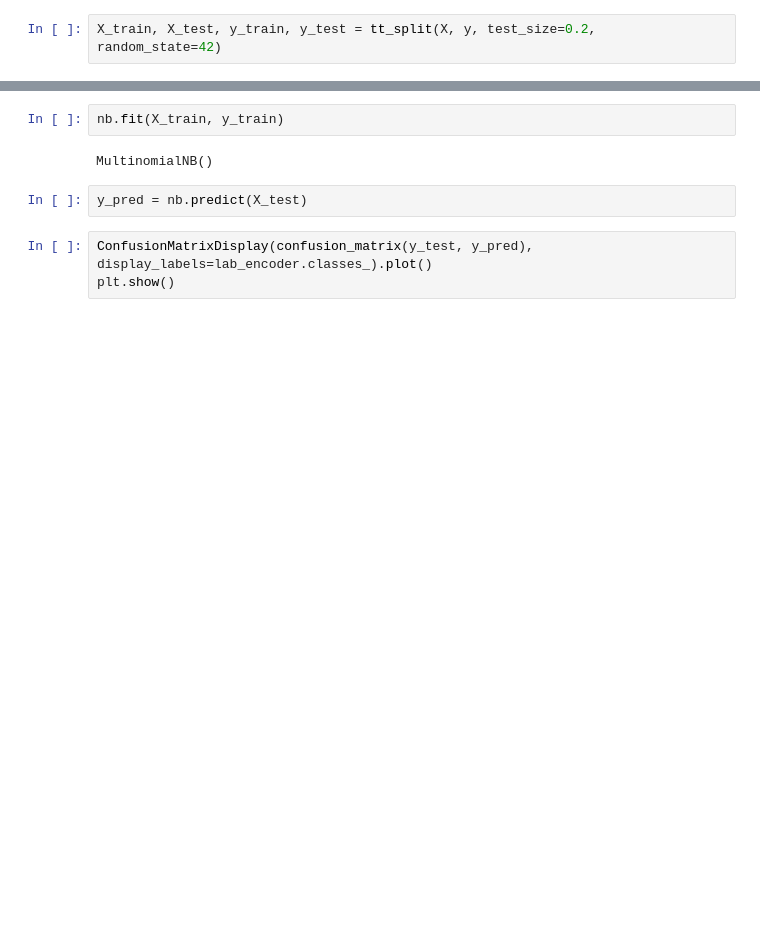
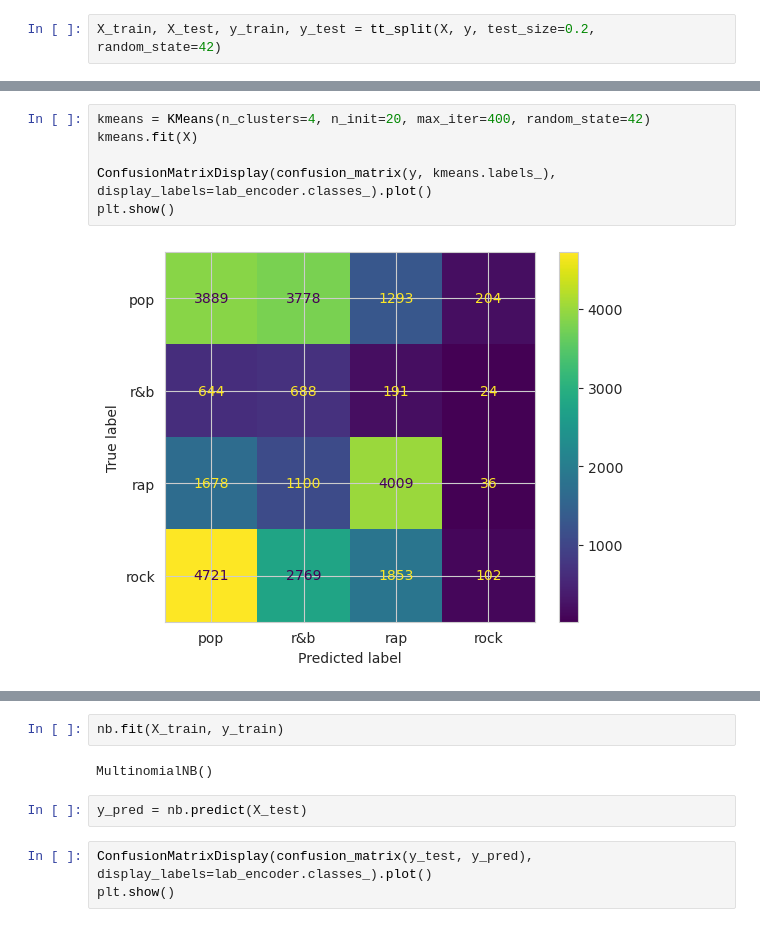
Before and after one commit to milonpabis/songs-over-years-analysis, a Jupyter notebook: lyrics-analysis.ipynb, the cells around one changed output, grey strips where cells are left out. Saved outputs shown, nothing was run; the diff lists cells and outputs as text; blank space fills up the shorter version.

```diff
--- a/lyrics-analysis.ipynb
+++ b/lyrics-analysis.ipynb
@@ -123,0 +177,8 @@ X_train, X_test, y_train, y_test = tt_split(X, y, test_size=0.2, random_state=42
+# %%
+kmeans = KMeans(n_clusters=4, n_init=20, max_iter=400, random_state=42)
+kmeans.fit(X)
+
+ConfusionMatrixDisplay(confusion_matrix(y, kmeans.labels_), display_labels=lab_encoder.classes_).plot()
+plt.show()
+# %% [output]
+[figure, added]
```
Also changed, not shown: parts of 20 cells of this notebook, 3 other files.
